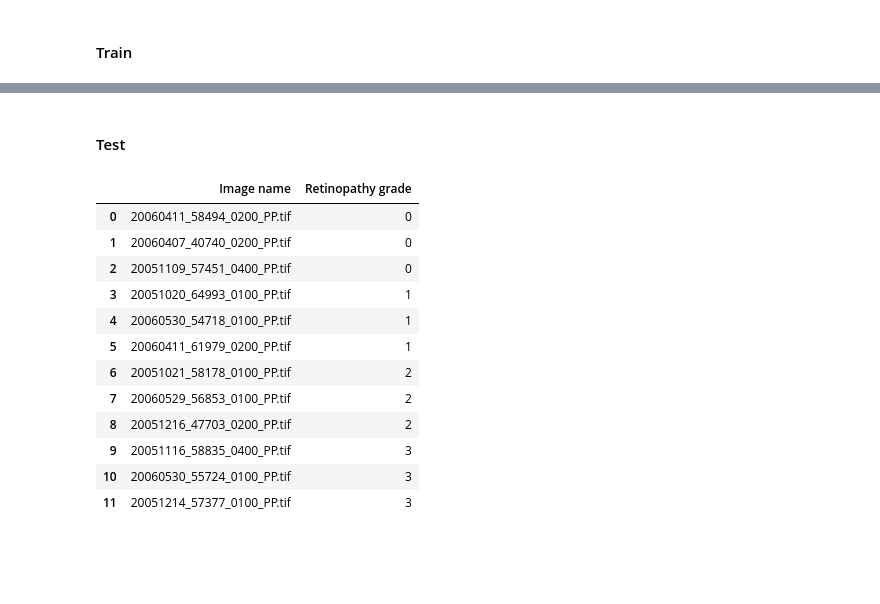
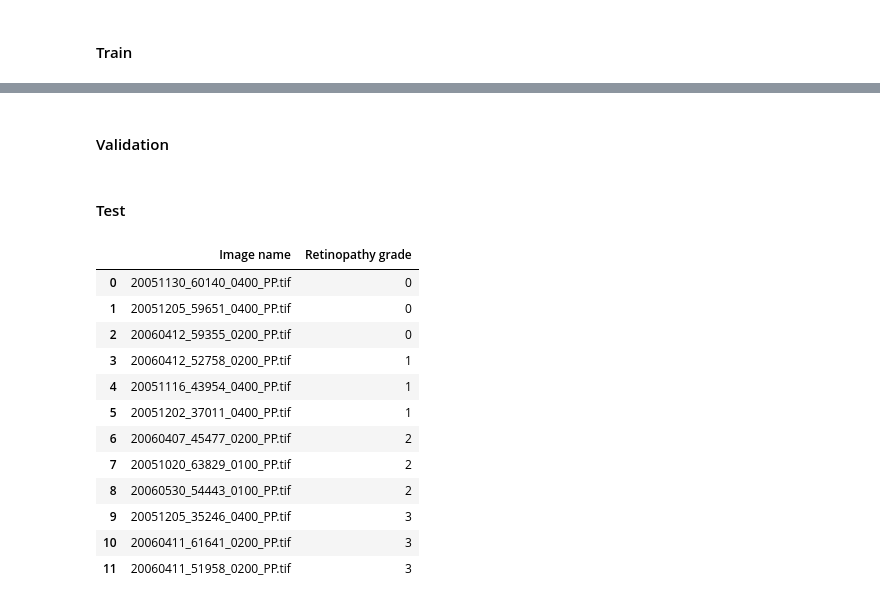
Before and after one commit to AlbertoRomanRamosRodriguez/Tesis-de-Grado, a Jupyter notebook: exploring_datasets.ipynb, the cells around one changed output, grey strips where cells are left out. Cells and saved outputs as stored; diff of their text form; code cells hidden in the pictures; blank space fills up the shorter version.

```diff
--- a/exploring_datasets.ipynb
+++ b/exploring_datasets.ipynb
@@ -132,5 +145,5 @@ Archive:  ./Daniel-files/PracticasProfesionales/Data/Raw/VariedDrAndres/Messidor
 # %%
-messidor = './BDs/Messidor/'
+messidor = './DB/'
 
 dataframes = [pd.read_excel(messidor+f) for f in listdir(messidor) if f.endswith('.xls')]
 
@@ -202,0 +243,2 @@ for k in grades.keys():
+# %% [markdown]
+#### Validation
@@ -203,21 +251,21 @@ for k in grades.keys():
 # %% [markdown]
 #### Test
 # %%
-test_df = df.groupby(column).sample(3)
-test_df.reset_index(drop=True, inplace=True)
+testing_df = df.groupby(column).sample(3)
+testing_df.reset_index(drop=True, inplace=True)
 
-display(test_df)
+display(testing_df)
 # %% [output]
 |  | Image name | Retinopathy grade |
-| 0 | 20060411_58494_0200_PP.tif | 0 |
-| 1 | 20060407_40740_0200_PP.tif | 0 |
-| 2 | 20051109_57451_0400_PP.tif | 0 |
-| 3 | 20051020_64993_0100_PP.tif | 1 |
-| 4 | 20060530_54718_0100_PP.tif | 1 |
-| 5 | 20060411_61979_0200_PP.tif | 1 |
-| 6 | 20051021_58178_0100_PP.tif | 2 |
-| 7 | 20060529_56853_0100_PP.tif | 2 |
-| 8 | 20051216_47703_0200_PP.tif | 2 |
-| 9 | 20051116_58835_0400_PP.tif | 3 |
-| 10 | 20060530_55724_0100_PP.tif | 3 |
-| 11 | 20051214_57377_0100_PP.tif | 3 |
+| 0 | 20051130_60140_0400_PP.tif | 0 |
+| 1 | 20051205_59651_0400_PP.tif | 0 |
+| 2 | 20060412_59355_0200_PP.tif | 0 |
+| 3 | 20060412_52758_0200_PP.tif | 1 |
+| 4 | 20051116_43954_0400_PP.tif | 1 |
+| 5 | 20051202_37011_0400_PP.tif | 1 |
+| 6 | 20060407_45477_0200_PP.tif | 2 |
+| 7 | 20051020_63829_0100_PP.tif | 2 |
+| 8 | 20060530_54443_0100_PP.tif | 2 |
+| 9 | 20051205_35246_0400_PP.tif | 3 |
+| 10 | 20060411_61641_0200_PP.tif | 3 |
+| 11 | 20060411_51958_0200_PP.tif | 3 |
```
Also changed, not shown: parts of 9 cells of this notebook.
